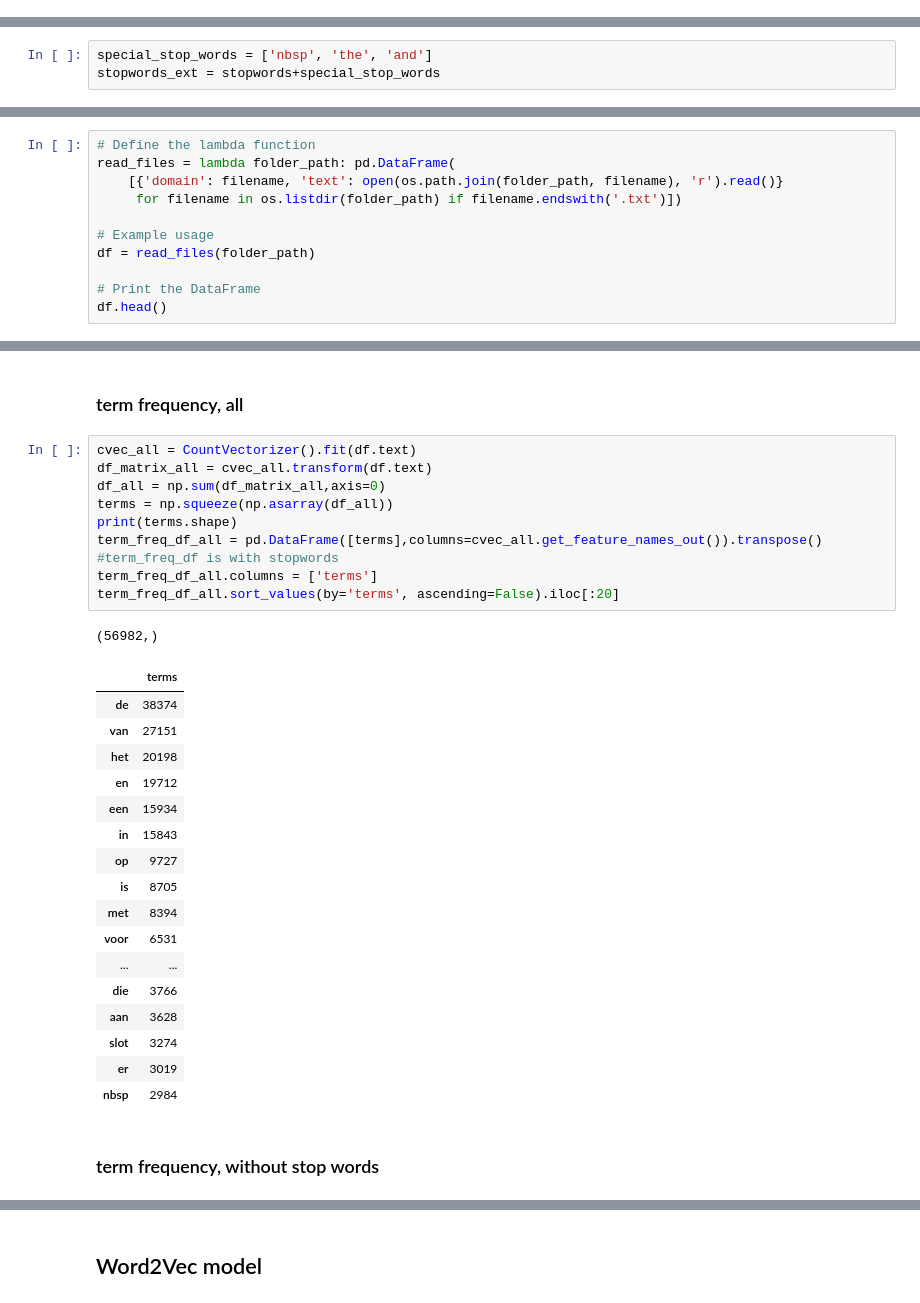
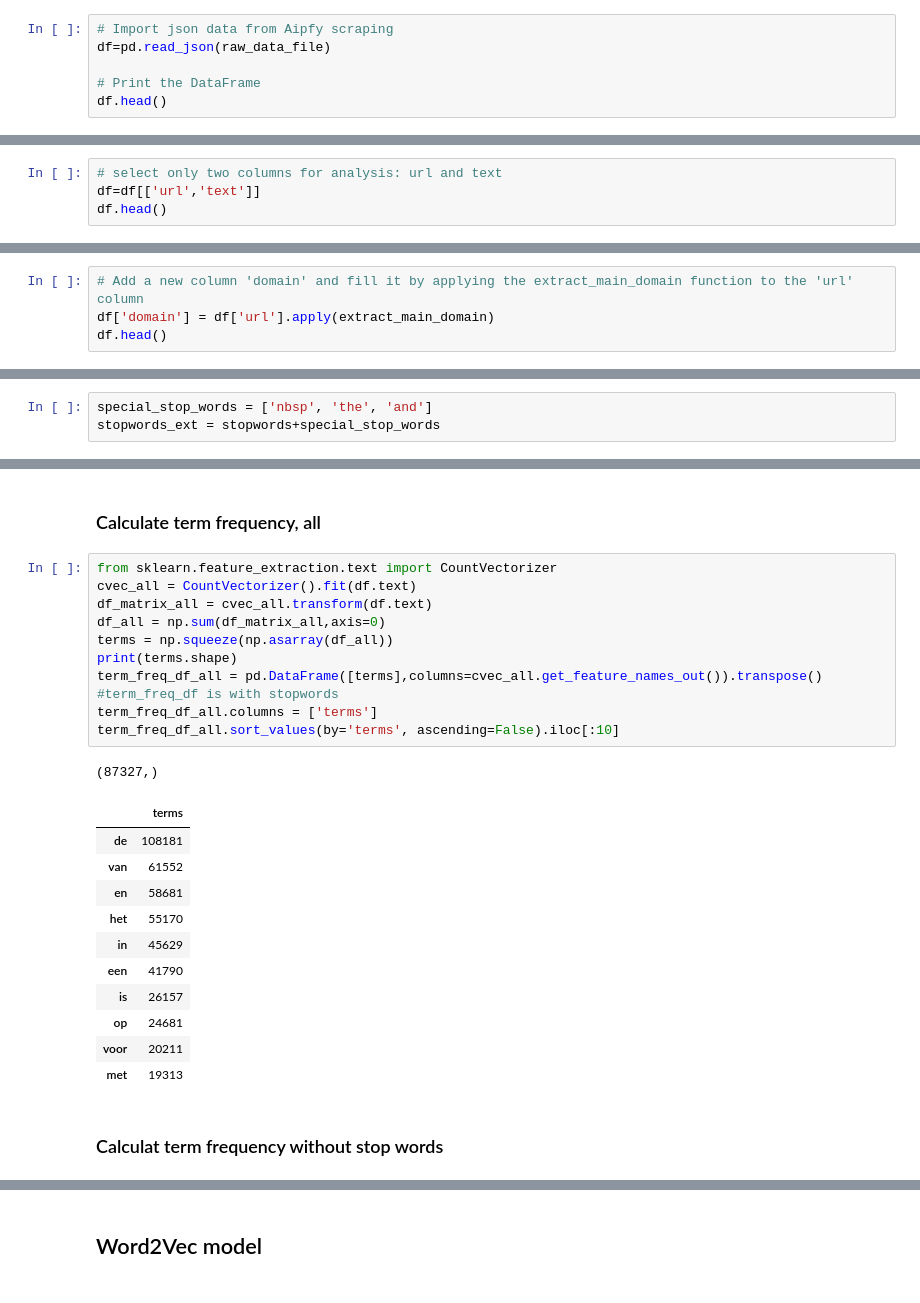
Before and after one commit to jazoza/cultural-data-analysis, a Jupyter notebook: 02_CDA_HH_dataset.ipynb, the cells around one changed output, grey strips where cells are left out. Drawn from its saved outputs; the diff is of its cells as text.

```diff
--- a/02_CDA_HH_dataset.ipynb
+++ b/02_CDA_HH_dataset.ipynb
@@ -20,0 +30,6 @@ from textcleaning import textCleaner, textCleanerFurther, textCleanLinks
+# %%
+# Import json data from Aipfy scraping
+df=pd.read_json(raw_data_file)
+
+# Print the DataFrame
+df.head()
@@ -20,0 +43,4 @@ from textcleaning import textCleaner, textCleanerFurther, textCleanLinks
+# %%
+# select only two columns for analysis: url and text
+df=df[['url','text']]
+df.head()
@@ -20,0 +78,4 @@ from textcleaning import textCleaner, textCleanerFurther, textCleanLinks
+# %%
+# Add a new column 'domain' and fill it by applying the extract_main_domain function to the 'url' column
+df['domain'] = df['url'].apply(extract_main_domain)
+df.head()
@@ -38,11 +116,0 @@ folder_path = "../met-naam-2018/castles-netherlands/"
-# %%
-# Define the lambda function
-read_files = lambda folder_path: pd.DataFrame(
-    [{'domain': filename, 'text': open(os.path.join(folder_path, filename), 'r').read()}
-     for filename in os.listdir(folder_path) if filename.endswith('.txt')])
-
-# Example usage
-df = read_files(folder_path)
-
-# Print the DataFrame
-df.head()
@@ -56,35 +117,30 @@ df.head()
 # %% [markdown]
-### term frequency, all
+### Calculate term frequency, all
 # %%
+from sklearn.feature_extraction.text import CountVectorizer
 cvec_all = CountVectorizer().fit(df.text)
 df_matrix_all = cvec_all.transform(df.text)
 df_all = np.sum(df_matrix_all,axis=0)
 terms = np.squeeze(np.asarray(df_all))
 print(terms.shape)
 term_freq_df_all = pd.DataFrame([terms],columns=cvec_all.get_feature_names_out()).transpose() #term_freq_df is with stopwords
 term_freq_df_all.columns = ['terms']
-term_freq_df_all.sort_values(by='terms', ascending=False).iloc[:20]
+term_freq_df_all.sort_values(by='terms', ascending=False).iloc[:10]
 # %% [output]
-(56982,)
+(87327,)
 |  | terms |
-| de | 38374 |
-| van | 27151 |
-| het | 20198 |
-| en | 19712 |
-| een | 15934 |
-| in | 15843 |
-| op | 9727 |
-| is | 8705 |
-| met | 8394 |
-| voor | 6531 |
-| ... | ... |
-| die | 3766 |
-| aan | 3628 |
-| slot | 3274 |
-| er | 3019 |
-| nbsp | 2984 |
+| de | 108181 |
+| van | 61552 |
+| en | 58681 |
+| het | 55170 |
+| in | 45629 |
+| een | 41790 |
+| is | 26157 |
+| op | 24681 |
+| voor | 20211 |
+| met | 19313 |
 # %% [markdown]
-### term frequency, without stop words
+### Calculat term frequency without stop words
 # %%
 cvec_stopped = CountVectorizer(stop_words=stopwords_ext) # see above, import frozenset from stopwords_archive in correct language
 cvec_stopped.fit(df.text)
```
Also changed, not shown: parts of 66 cells of this notebook.
